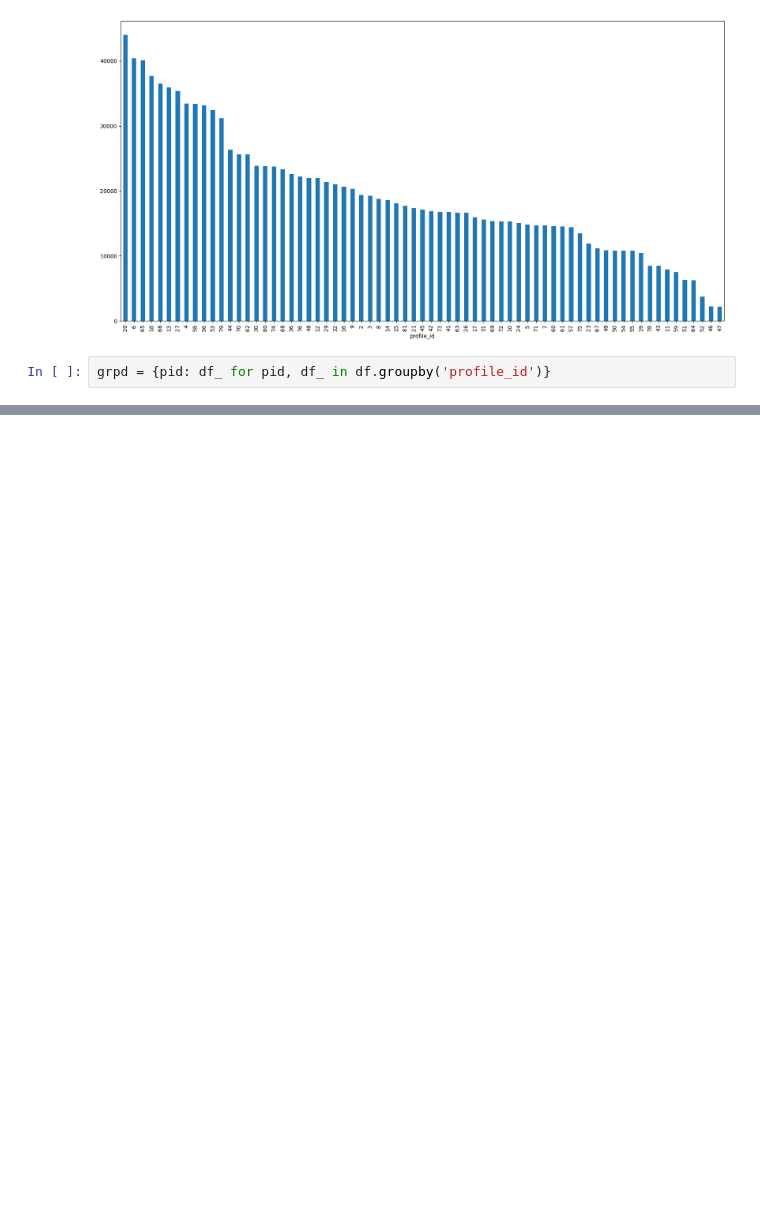
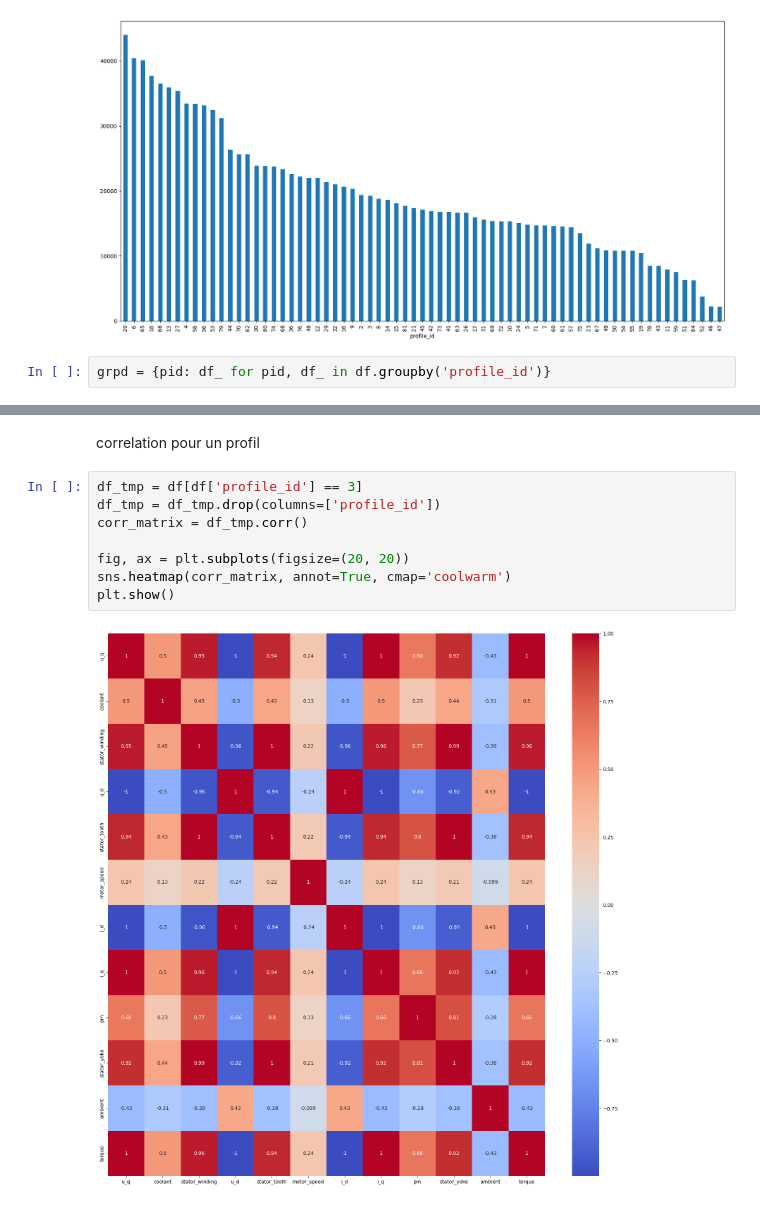
Before and after one commit to Yannick1977/Electric_Motor_Temperature, a Jupyter notebook: notebooks/explore_data.ipynb, the cells around one changed output, grey strips where cells are left out. Saved outputs shown, nothing was run; the diff lists cells and outputs as text; blank space fills up the shorter version.

```diff
--- a/notebooks/explore_data.ipynb
+++ b/notebooks/explore_data.ipynb
@@ -73,0 +127,12 @@ grpd.keys()
+# %% [markdown]
+correlation pour un profil
+# %%
+df_tmp = df[df['profile_id'] == 3]
+df_tmp = df_tmp.drop(columns=['profile_id'])
+corr_matrix = df_tmp.corr()
+
+fig, ax = plt.subplots(figsize=(20, 20))
+sns.heatmap(corr_matrix, annot=True, cmap='coolwarm')
+plt.show()
+# %% [output]
+[figure, added]
```
Also changed, not shown: parts of 5 cells of this notebook.
